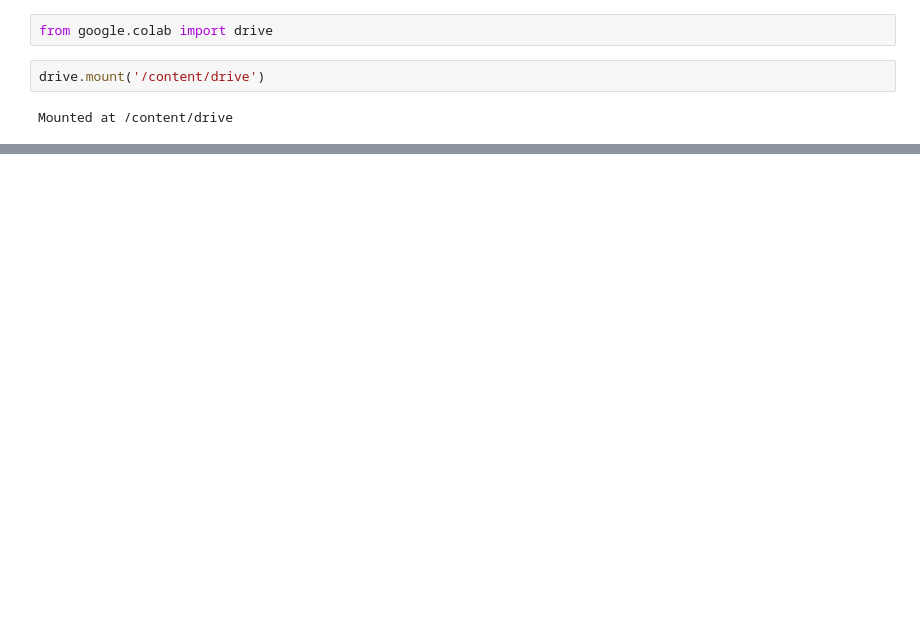
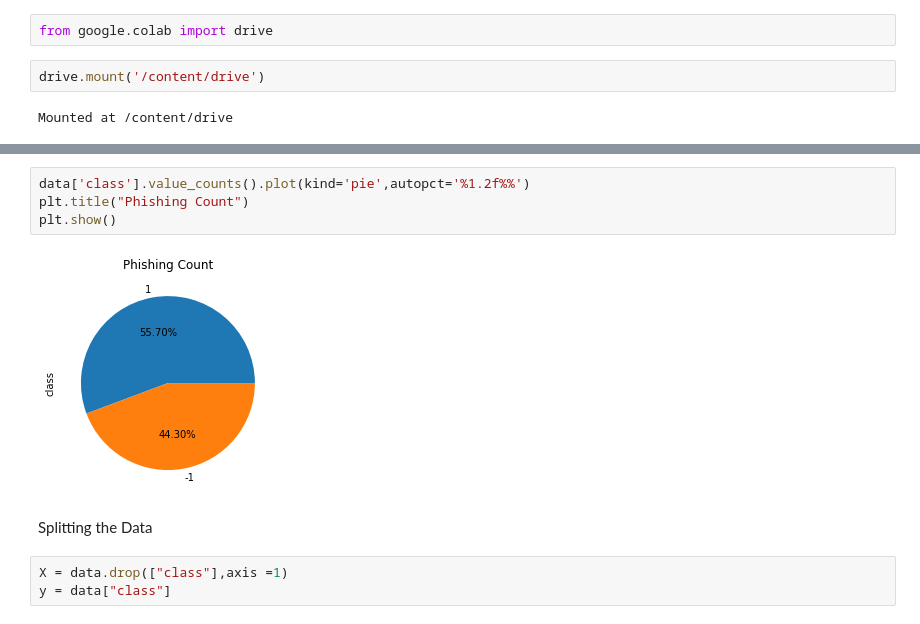
Before and after one commit to IBM-EPBL/IBM-Project-46715-1660754625, a Jupyter notebook: Final Deliverables/Model Building/model_building.ipynb, the cells around one changed output, grey strips where cells are left out. Drawn from its saved outputs; the diff is of its cells as text; blank space fills up the shorter version.

```diff
--- a/Final Deliverables/Model Building/model_building.ipynb
+++ b/Final Deliverables/Model Building/model_building.ipynb
@@ -177,0 +125,11 @@ with sns.color_palette('muted'):
+# %%
+data['class'].value_counts().plot(kind='pie',autopct='%1.2f%%')
+plt.title("Phishing Count")
+plt.show()
+# %% [output]
+[figure, added]
+# %% [markdown]
+Splitting the Data
+# %%
+X = data.drop(["class"],axis =1)
+y = data["class"]
```
Also changed, not shown: parts of 98 cells of this notebook.
